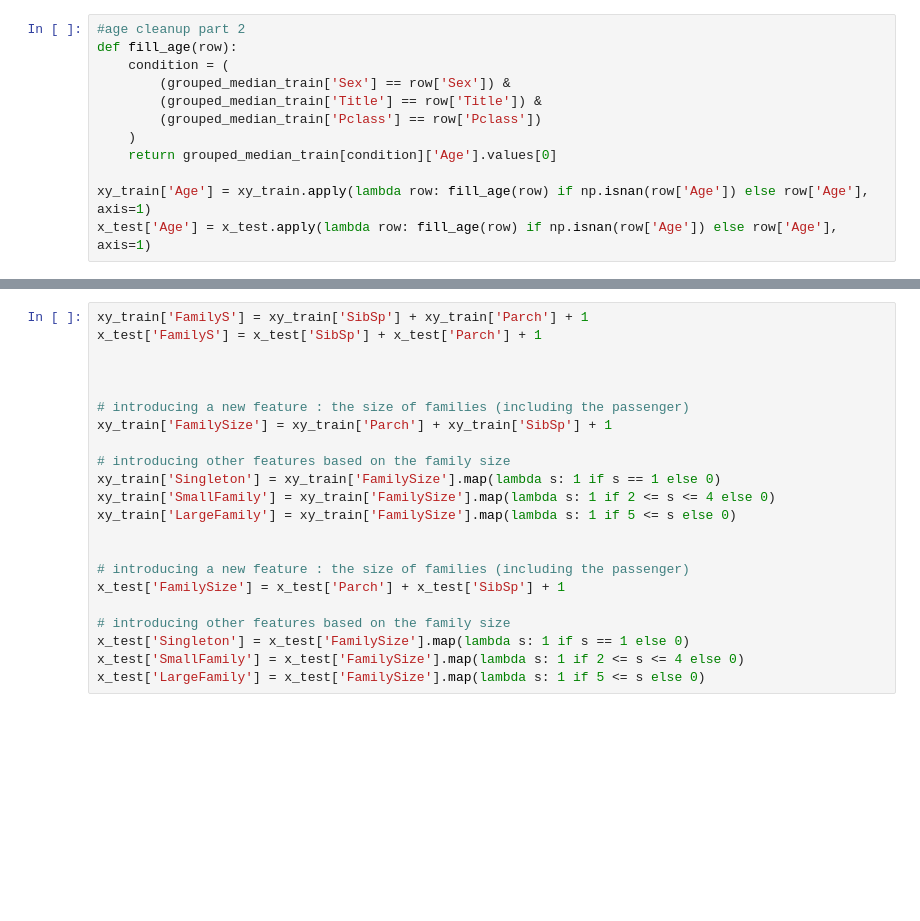
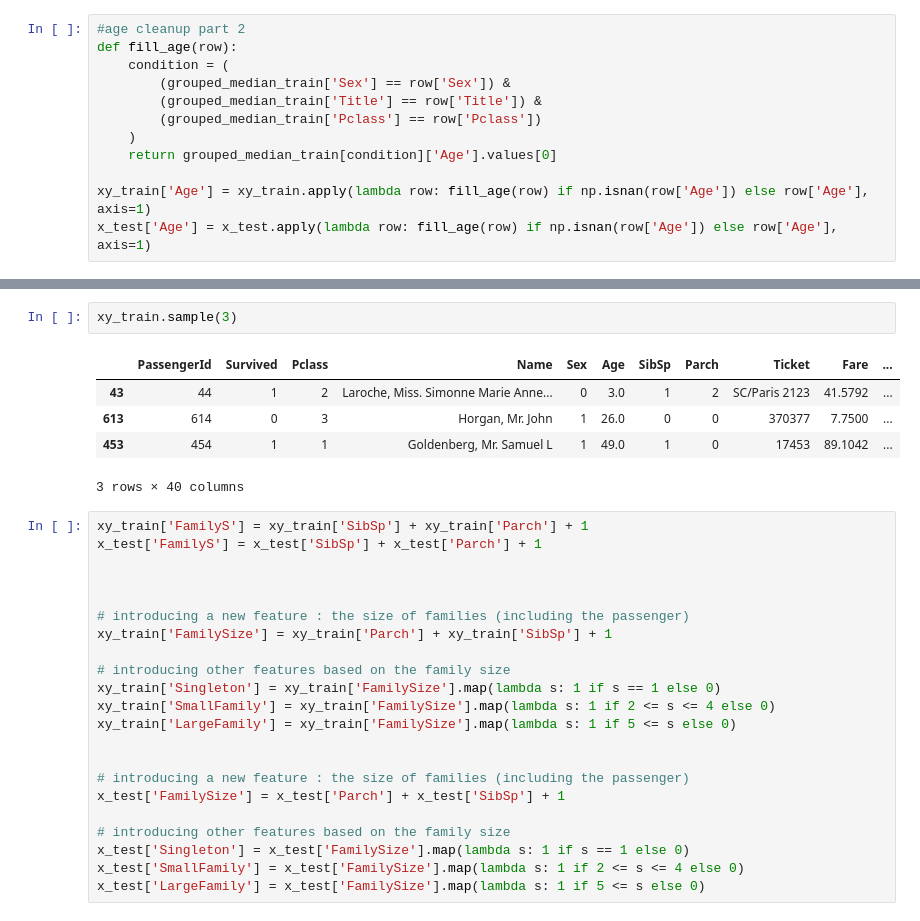
Before and after one commit to robd2/neural-networks, a Jupyter notebook: pytorch-tutorial/video-series/#8C First fun with Kaggel.ipynb, the cells around one changed output, grey strips where cells are left out. Saved outputs shown, nothing was run; the diff lists cells and outputs as text; blank space fills up the shorter version.

```diff
--- a/pytorch-tutorial/video-series/#8C First fun with Kaggel.ipynb
+++ b/pytorch-tutorial/video-series/#8C First fun with Kaggel.ipynb
@@ -173,4 +159,12 @@ xy_train.sample(3)
 3 rows × 22 columns
+# %%
+xy_train.sample(3)
+# %% [output]
+|  | PassengerId | Survived | Pclass | Name | Sex | Age | SibSp | Parch | Ticket | Fare | ... |
+| 43 | 44 | 1 | 2 | Laroche, Miss. Simonne Marie Anne... | 0 | 3.0 | 1 | 2 | SC/Paris 2123 | 41.5792 | ... |
+| 613 | 614 | 0 | 3 | Horgan, Mr. John | 1 | 26.0 | 0 | 0 | 370377 | 7.7500 | ... |
+| 453 | 454 | 1 | 1 | Goldenberg, Mr. Samuel L | 1 | 49.0 | 1 | 0 | 17453 | 89.1042 | ... |
+3 rows × 40 columns
 # %%
 xy_train['FamilyS'] = xy_train['SibSp'] + xy_train['Parch'] + 1
 x_test['FamilyS'] = x_test['SibSp'] + x_test['Parch'] + 1
```
Also changed, not shown: parts of 21 cells of this notebook, 1 other file.
